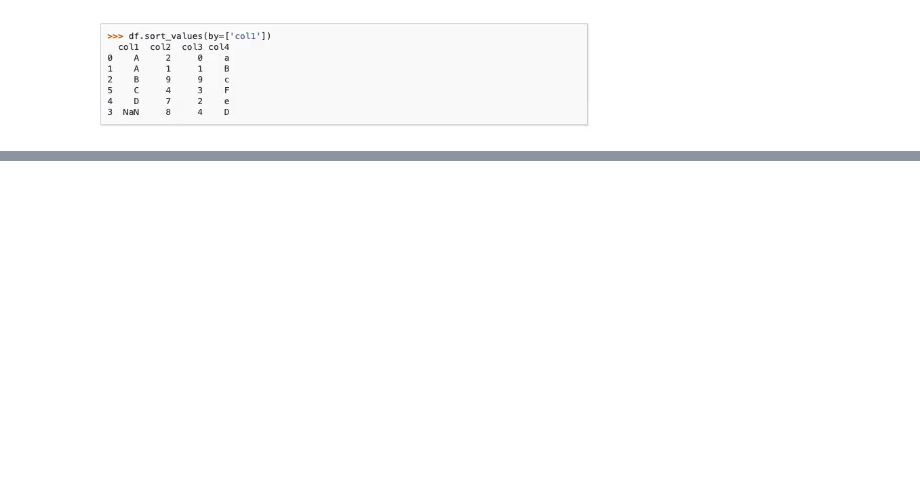
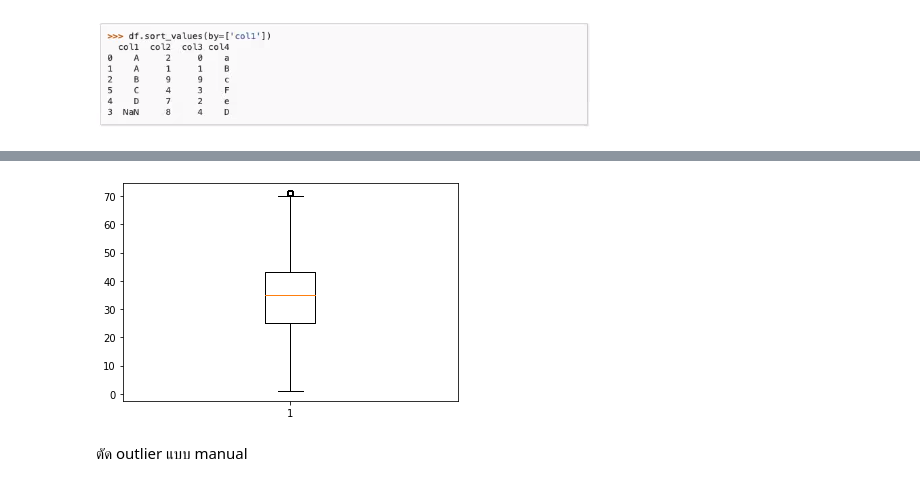
Before and after one commit to Wikanda-Hongboonmee/DWDM21, a Jupyter notebook: Data_Preprocessing_(Chapter_3).ipynb, the cells around one changed output, grey strips where cells are left out. Drawn from its saved outputs; the diff is of its cells as text; code cells hidden in the pictures; blank space fills up the shorter version.

```diff
--- a/Data_Preprocessing_(Chapter_3).ipynb
+++ b/Data_Preprocessing_(Chapter_3).ipynb
@@ -1162,0 +1226,7 @@ data_cases2_nomissingage.sort_values(by=['No.']) # เรียงลำดั
+# %%
+# ตัดข้อมูลที่เป็นตัวเลข จะตัด outlier ออก
+C1 = data_cases2_nomissingage['age'] >= data_dict['caps'][0].get_ydata()[0]
+C2 = data_cases2_nomissingage['age'] <= data_dict['caps'][1].get_ydata()[0]
+
+data_cases2_nomissingage_nooutlier = data_cases2_nomissingage[C1&C2]
+data_cases2_nomissingage_nooutlier
@@ -1162,0 +1247,6 @@ data_cases2_nomissingage.sort_values(by=['No.']) # เรียงลำดั
+# %%
+data_dict2 = plt.boxplot(data_cases2_nomissingage_nooutlier['age'])
+# %% [output]
+[figure, added]
+# %% [markdown]
+ตัด outlier แบบ manual
```
Also changed, not shown: parts of 20 cells of this notebook.
